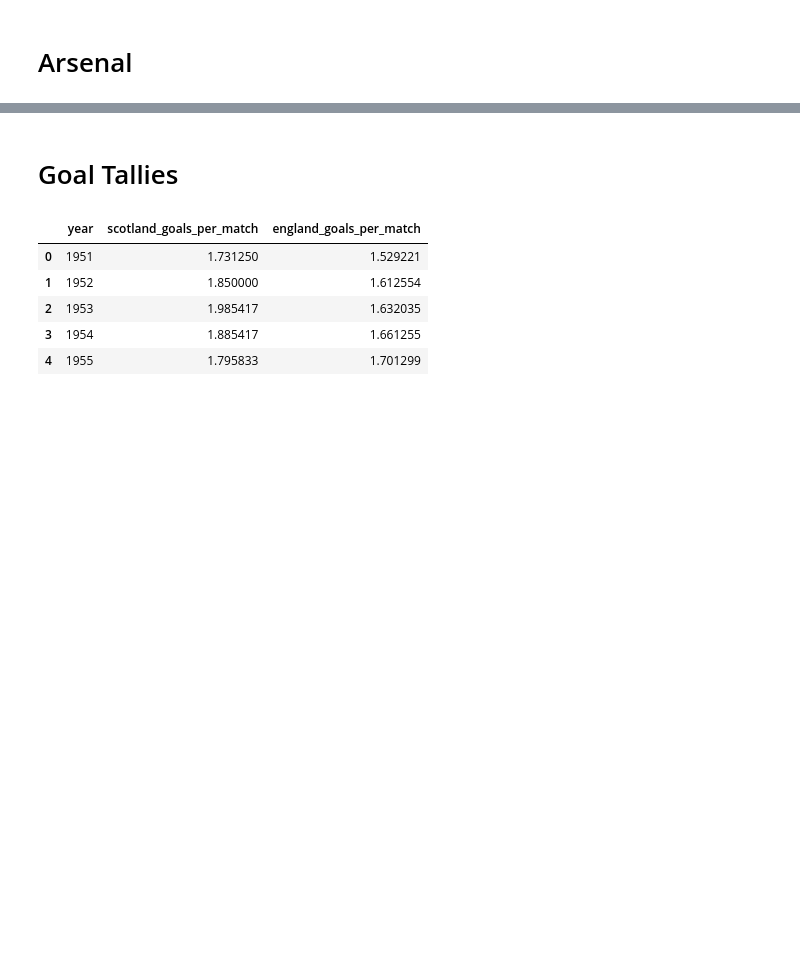
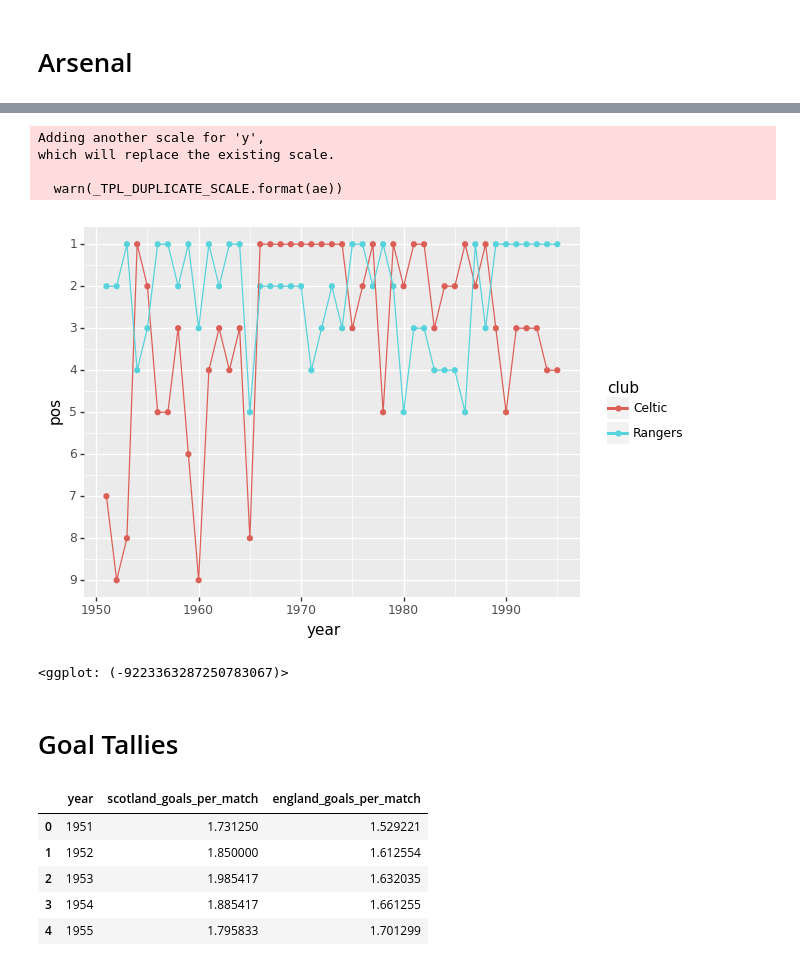
Before and after one commit to apoorvalal/league-tables-scraper, a Jupyter notebook: 1_eda.ipynb, the cells around one changed output, grey strips where cells are left out. Saved outputs shown, nothing was run; the diff lists cells and outputs as text; code cells hidden in the pictures; blank space fills up the shorter version.

```diff
--- a/1_eda.ipynb
+++ b/1_eda.ipynb
@@ -129,0 +176,3 @@ ggplot(arsenal_ts, aes(x='year', y = 'pos')) + geom_point(colour = 'red') + geom
+# %%
+old_firm_ts = spl_series.query('club == "Celtic" | club == "Rangers"')
+old_firm_ts.head()
@@ -129,0 +186,10 @@ ggplot(arsenal_ts, aes(x='year', y = 'pos')) + geom_point(colour = 'red') + geom
+# %%
+ggplot(old_firm_ts, aes(x='year', y = 'pos', colour = 'club')) + geom_point() + geom_line() +\
+    ylim(0,10) + scale_y_reverse(breaks=np.arange(1,10,1))
+# %% [output]
+Adding another scale for 'y',
+which will replace the existing scale.
+
+  warn(_TPL_DUPLICATE_SCALE.format(ae))
+[figure, added]
+<ggplot: (-9223363287250783067)>
```
Also changed, not shown: parts of 8 cells of this notebook.
